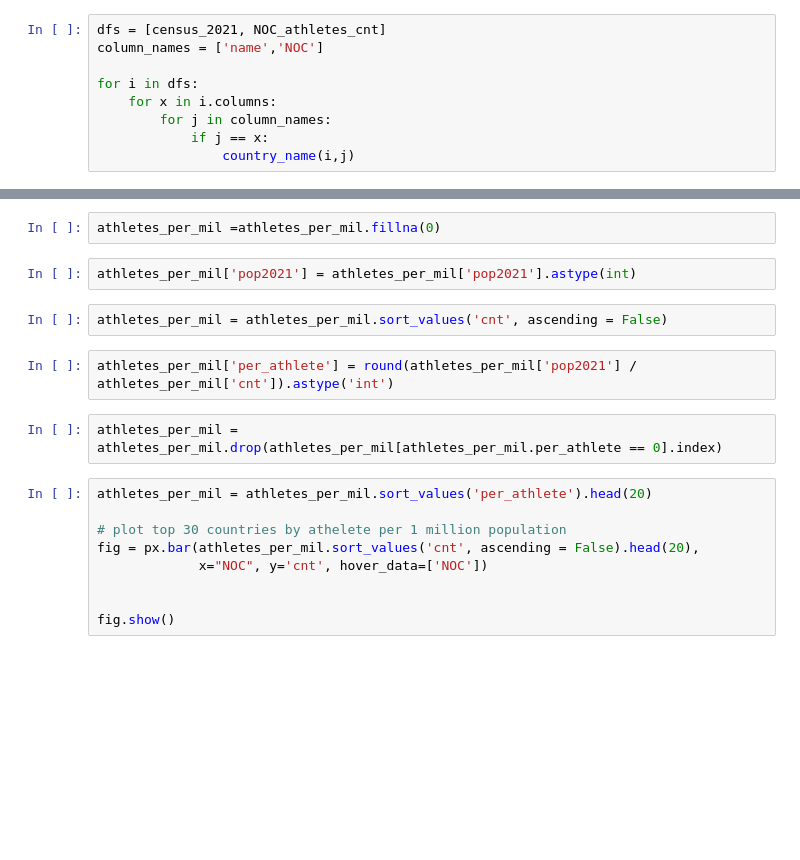
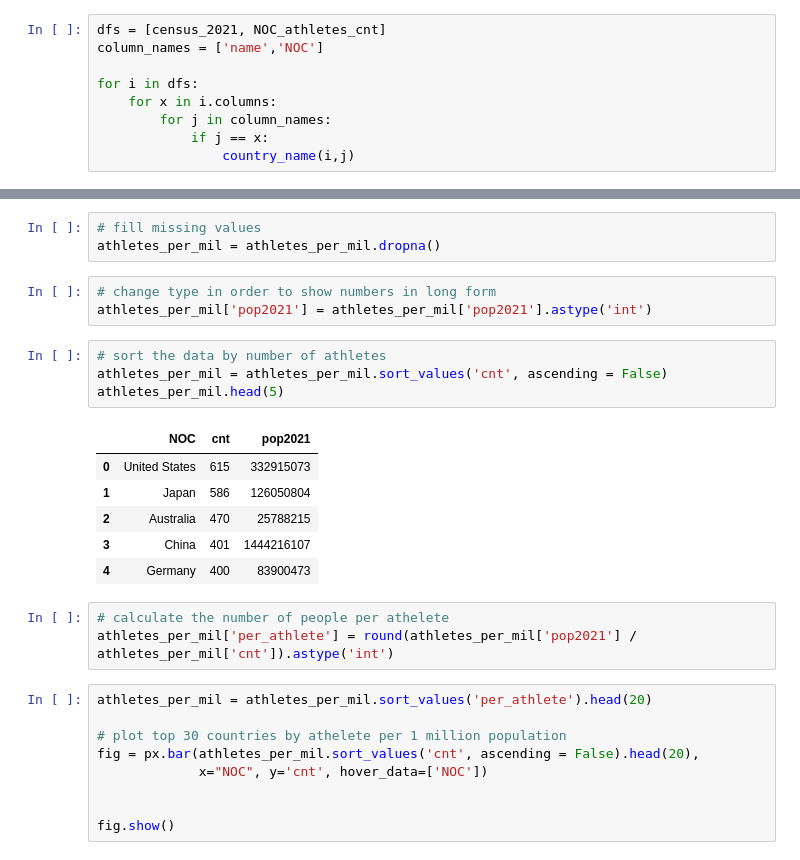
Before and after one commit to NadavNavon/Tokyo2020-DA, a Jupyter notebook: Tokyo_2020_notebook.ipynb, the cells around one changed output, grey strips where cells are left out. Cells and saved outputs as stored; diff of their text form; blank space fills up the shorter version.

```diff
--- a/Tokyo_2020_notebook.ipynb
+++ b/Tokyo_2020_notebook.ipynb
@@ -337,14 +346,24 @@ census_2021 = census_2021.fillna(0)
 athletes_per_mil = pd.merge(NOC_athletes_cnt.iloc[0:50], census_2021, left_on=  ['NOC'], right_on= ['name'], how = 'left').drop(columns= ['name']).sort_values('pop2021', ascending = False)
-# %%
-athletes_per_mil =athletes_per_mil.fillna(0)
-# %%
-athletes_per_mil['pop2021'] = athletes_per_mil['pop2021'].astype(int)
-# %%
-athletes_per_mil = athletes_per_mil.sort_values('cnt', ascending = False)
+# %%
+# fill missing values
+athletes_per_mil = athletes_per_mil.dropna()
+# %%
+# change type in order to show numbers in long form
+athletes_per_mil['pop2021'] = athletes_per_mil['pop2021'].astype('int')
+# %%
+# sort the data by number of athletes
+athletes_per_mil = athletes_per_mil.sort_values('cnt', ascending = False)
+athletes_per_mil.head(5)
+# %% [output]
+|  | NOC | cnt | pop2021 |
+| 0 | United States | 615 | 332915073 |
+| 1 | Japan | 586 | 126050804 |
+| 2 | Australia | 470 | 25788215 |
+| 3 | China | 401 | 1444216107 |
+| 4 | Germany | 400 | 83900473 |
 # %%
+# calculate the number of people per athelete
 athletes_per_mil['per_athlete'] = round(athletes_per_mil['pop2021'] / athletes_per_mil['cnt']).astype('int')
-# %%
-athletes_per_mil = athletes_per_mil.drop(athletes_per_mil[athletes_per_mil.per_athlete == 0].index)
 # %%
 athletes_per_mil = athletes_per_mil.sort_values('per_athlete').head(20)
 
```
Also changed, not shown: parts of 24 cells of this notebook.
